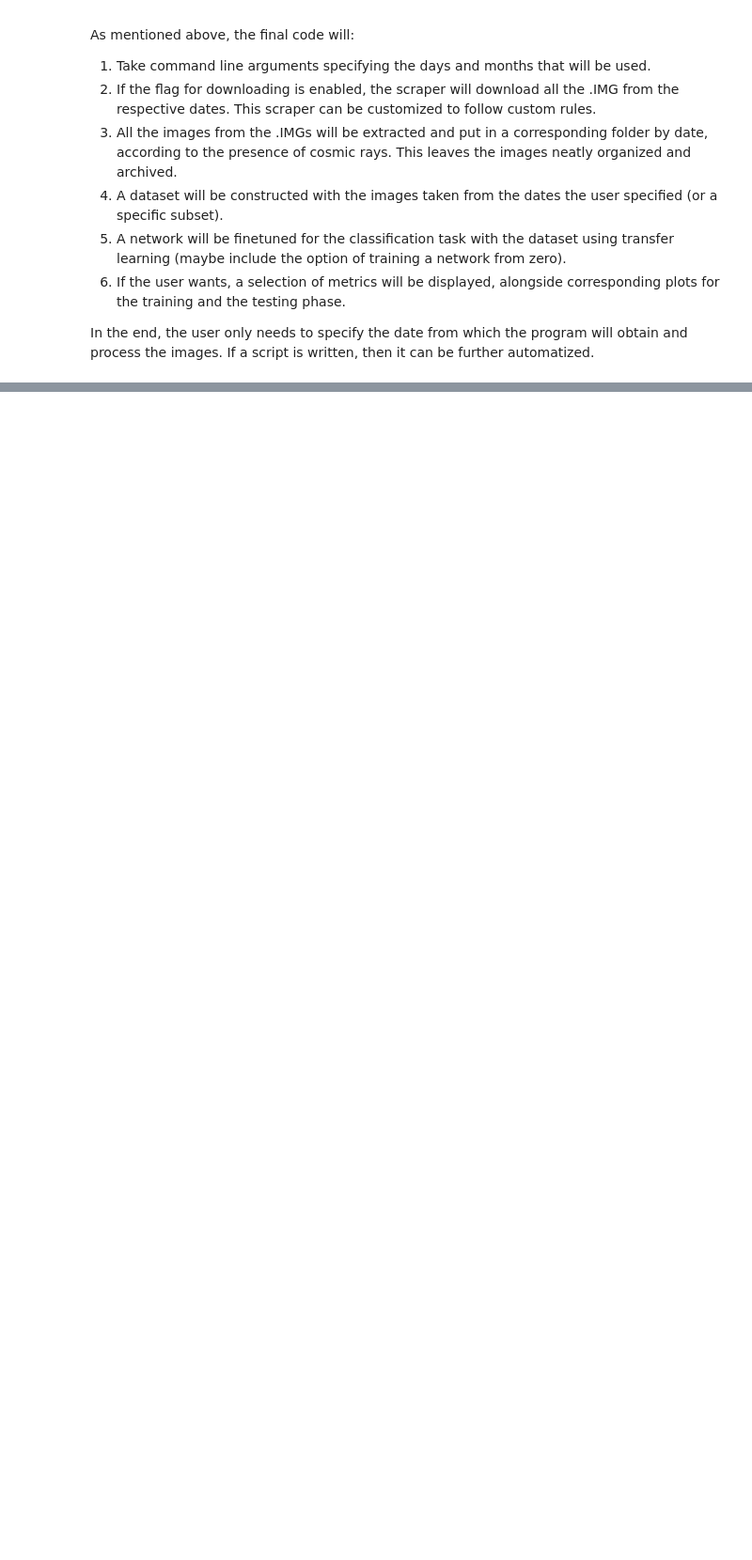
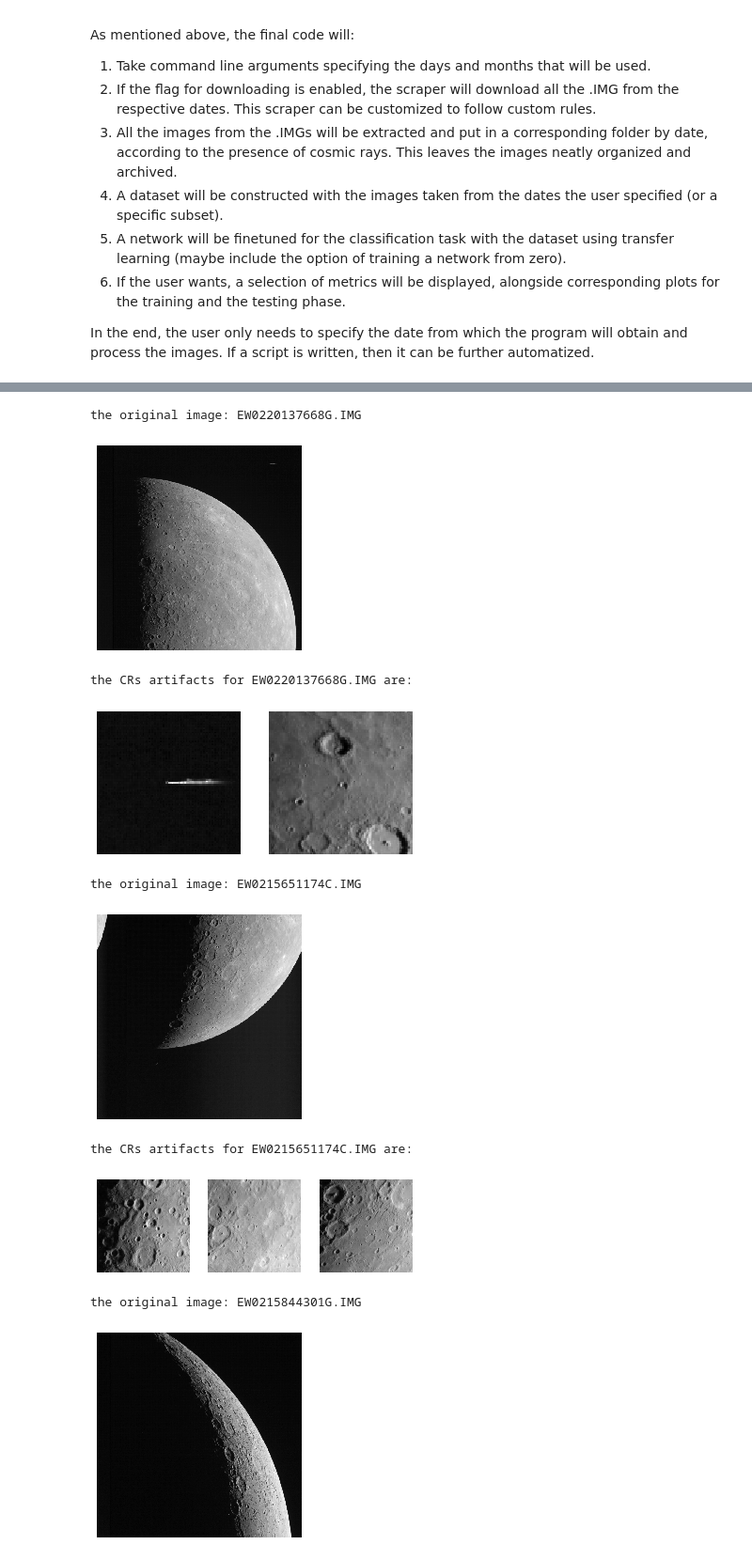
Before and after one commit to ragnell93/Cosmic-rays-test, a Jupyter notebook: Cosmic_rays.ipynb, the cells around one changed output, grey strips where cells are left out. Shown at 94% size. Cells and saved outputs as stored; diff of their text form; code cells hidden in the pictures; blank space fills up the shorter version.

Commit message:
Task 4: cropping CRs artifacts

```diff
--- a/Cosmic_rays.ipynb
+++ b/Cosmic_rays.ipynb
@@ -352,0 +348,4 @@ In the end, the user only needs to specify the date from which the program will
+# %%
+device = torch.device("cuda:0" if torch.cuda.is_available() else "cpu")
+dev2 = "GPU" if torch.cuda.is_available() else "CPU"
+mdl = deepCR(mask="ACS-WFC-F606W-2-32",inpaint="ACS-WFC-F606W-2-32",device=dev2)
@@ -352,0 +393,4 @@ In the end, the user only needs to specify the date from which the program will
+# %%
+list_images = ["EW0220137668G.IMG","EW0215651174C.IMG","EW0215844301G.IMG",
+               "EN0215728629M.IMG","EW0215726557D.IMG"]
+list_dates = ["2011_207/", "2011_155/","2011_157/","2011_156/","2011_156/"]
@@ -352,0 +410,23 @@ In the end, the user only needs to specify the date from which the program will
+# %%
+for k in range(5):
+    name, image = get_image("DATA/" + list_images[k])
+
+    print("the original image: " + list_images[k])
+    plt.imshow(image, cmap = "gray")
+    plt.axis('off')
+    plt.show()
+
+    print("the CRs artifacts for " + list_images[k] + " are: ")
+    mask = mdl.clean(image, threshold = 0.5, inpaint=False)
+    showCR(image,mask,50)
+# %% [output]
+the original image: EW0220137668G.IMG
+[figure, added]
+the CRs artifacts for EW0220137668G.IMG are:
+[figure, added]
+the original image: EW0215651174C.IMG
+[figure, added]
+the CRs artifacts for EW0215651174C.IMG are:
+[figure, added]
+the original image: EW0215844301G.IMG
+[figure, added]
```
Also changed, not shown: parts of 10 cells of this notebook.
